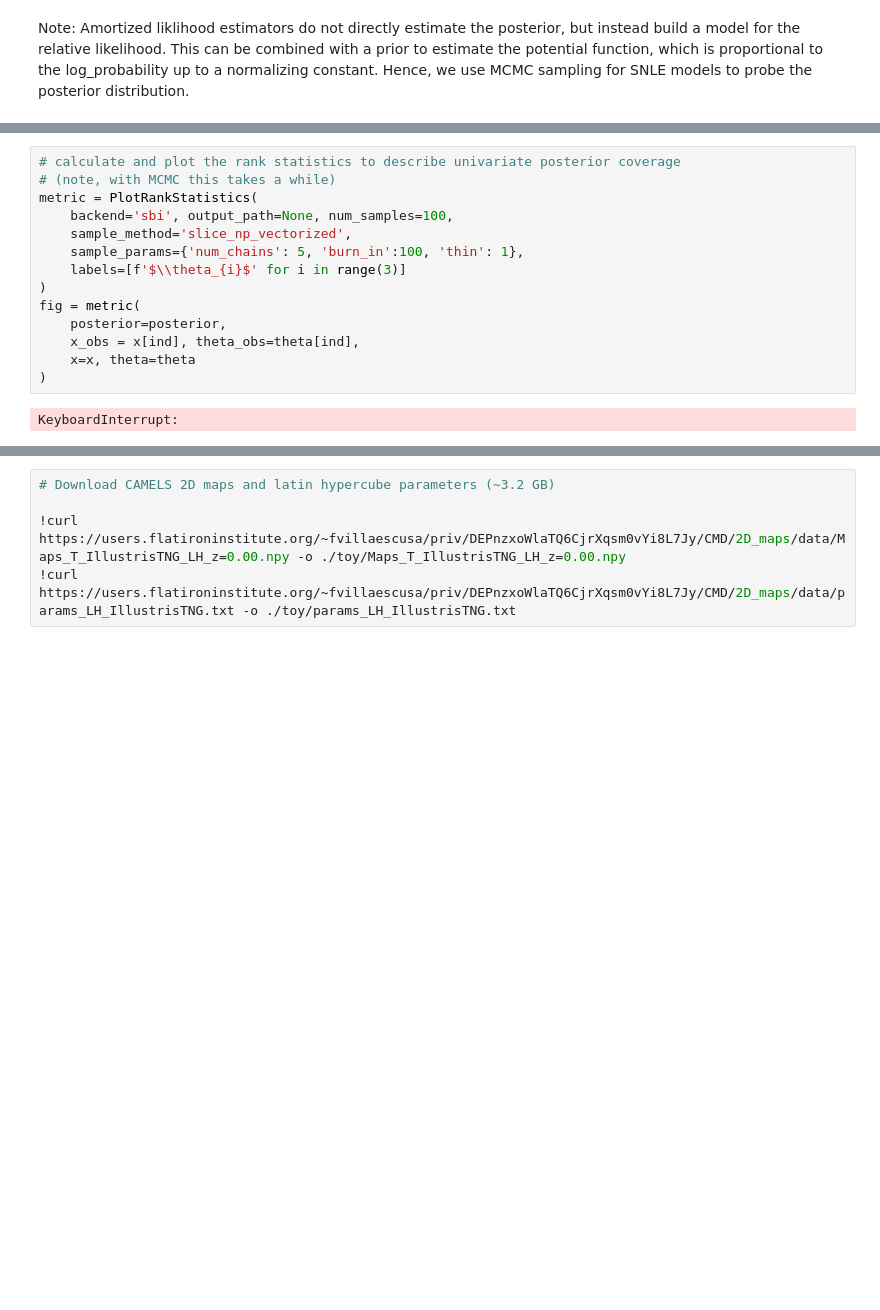
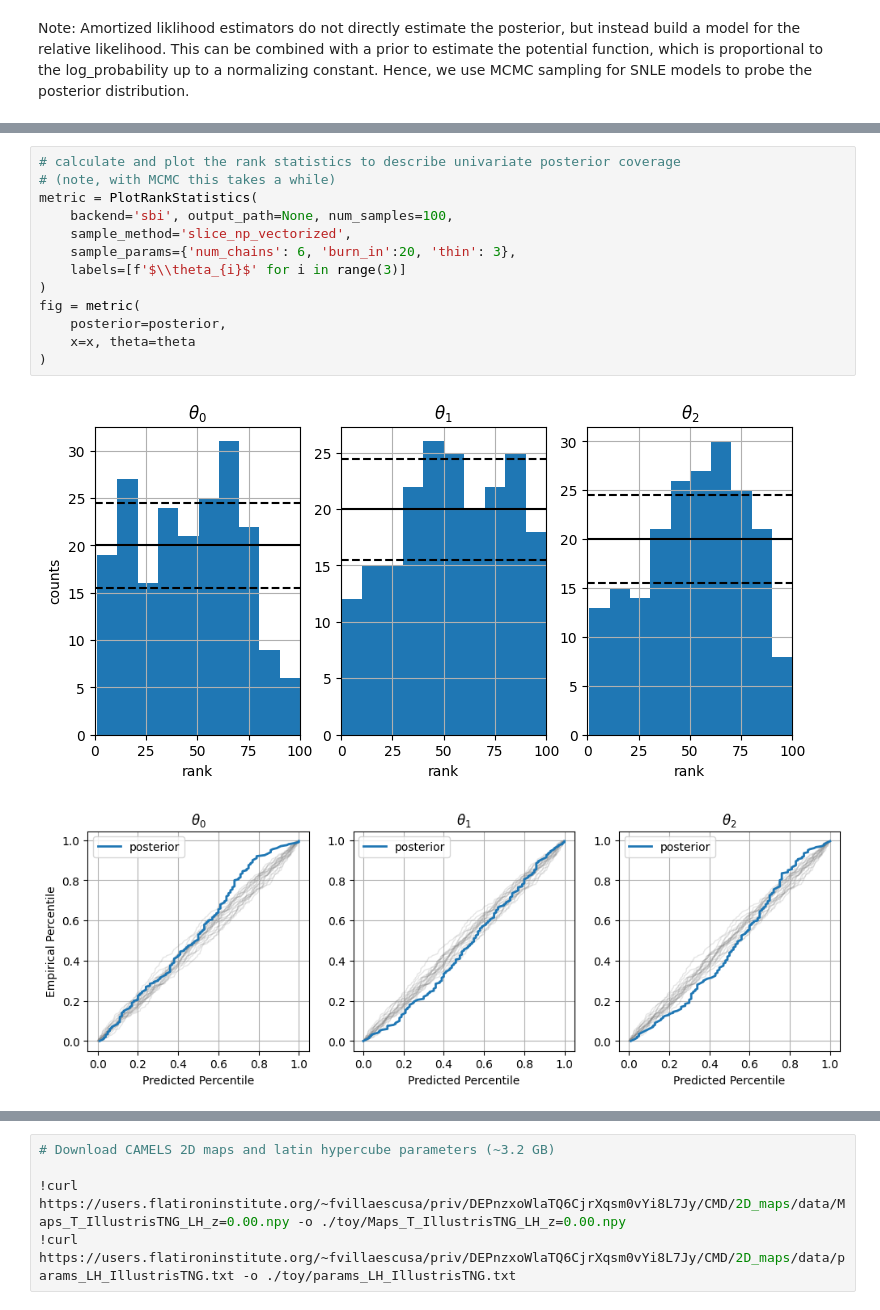
Before and after one commit to maho3/ltu-ili, a Jupyter notebook: notebooks/tutorial.ipynb, the cells around one changed output, grey strips where cells are left out. Cells and saved outputs as stored; diff of their text form; blank space fills up the shorter version.

```diff
--- a/notebooks/tutorial.ipynb
+++ b/notebooks/tutorial.ipynb
@@ -315,16 +318,16 @@ fig = metric(
 # %%
 # calculate and plot the rank statistics to describe univariate posterior coverage
 # (note, with MCMC this takes a while)
 metric = PlotRankStatistics(
     backend='sbi', output_path=None, num_samples=100,
     sample_method='slice_np_vectorized',
-    sample_params={'num_chains': 5, 'burn_in':100, 'thin': 1},
+    sample_params={'num_chains': 6, 'burn_in':20, 'thin': 3},
     labels=[f'$\\theta_{i}$' for i in range(3)]
 )
 fig = metric(
     posterior=posterior,
-    x_obs = x[ind], theta_obs=theta[ind],
     x=x, theta=theta
 )
 # %% [output]
-KeyboardInterrupt:
+[figure, added]
+[figure, added]
```
Also changed, not shown: parts of 12 cells of this notebook.
